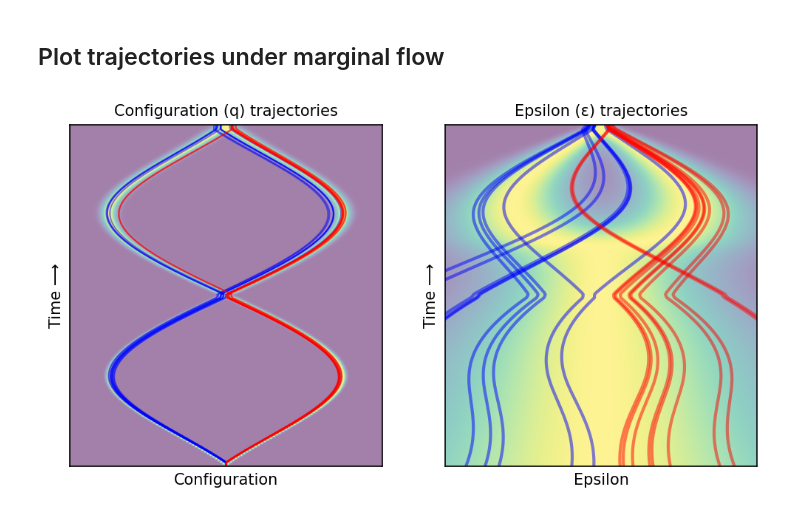
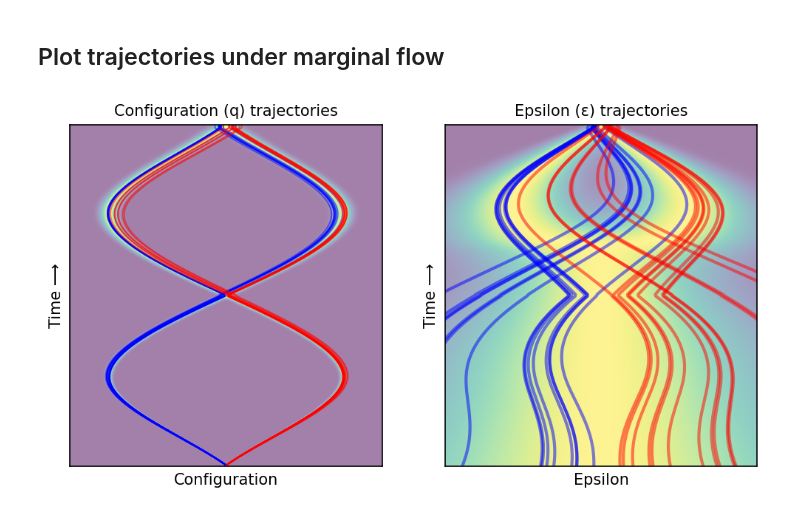
Before and after one commit to willh003/flowvis, a Jupyter notebook: notebooks/stochastic/crossing-demos.ipynb, the cells around one changed output. Drawn from its saved outputs; the diff is of its cells as text; code cells hidden in the pictures.

Commit message:
Update σ0 to 0.001 and increase ode_steps

```diff
--- a/notebooks/stochastic/crossing-demos.ipynb
+++ b/notebooks/stochastic/crossing-demos.ipynb
@@ -19,7 +19,7 @@ np.random.seed(0)
 # %% [markdown]
 ## Set sigma parameters
 # %%
-σ0 = 0.005
+σ0 = 0.001
 σ1 = 0.05
 # %%
 def demonstration_traj_right() -> Trajectory:
@@ -146,24 +146,26 @@ plt.show()
 # %% [markdown]
 ## Plot trajectories under marginal flow
 # %%
-q_starts = [0.0] * 20
-ε_starts_pos = np.abs(np.random.randn(10))
-ε_starts_neg = -np.abs(np.random.randn(10))
+q_starts = [0.0] * 30
+ε_starts_pos = np.abs(np.random.randn(15))
+ε_starts_neg = -np.abs(np.random.randn(15))
 ε_starts = sorted(np.concatenate([ε_starts_pos, ε_starts_neg]))
-colors = ['blue'] * 10 + ['red'] * 10
+colors = ['blue'] * 15 + ['red'] * 15
 
 fig = plt.figure(figsize=(8, 4), dpi=150)
 
 gs = fig.add_gridspec(1, 2, width_ratios=[1, 1])
 ax1 = fig.add_subplot(gs[0])
 ax2 = fig.add_subplot(gs[1])
 
 plot_probability_density_with_trajectories_q(
-    fp, ax1, q_starts, ε_starts, colors, heatmap_alpha=0.5, linewidth=1, num_points_x=400,
+    fp, ax1, q_starts, ε_starts, colors, heatmap_alpha=0.5, linewidth=1,
+    num_points_x=400, ode_steps=10000,
 )
 plot_probability_density_with_trajectories_ε(
-    fp, ax2, q_starts, ε_starts, colors, heatmap_alpha=0.5, linewidth=2, num_points_x=400,
+    fp, ax2, q_starts, ε_starts, colors, heatmap_alpha=0.5, linewidth=2,
+    num_points_x=400, ode_steps=10000,
 )
 plt.show()
 # %% [output]
-[figure, old version]
+[figure, new version]
```
